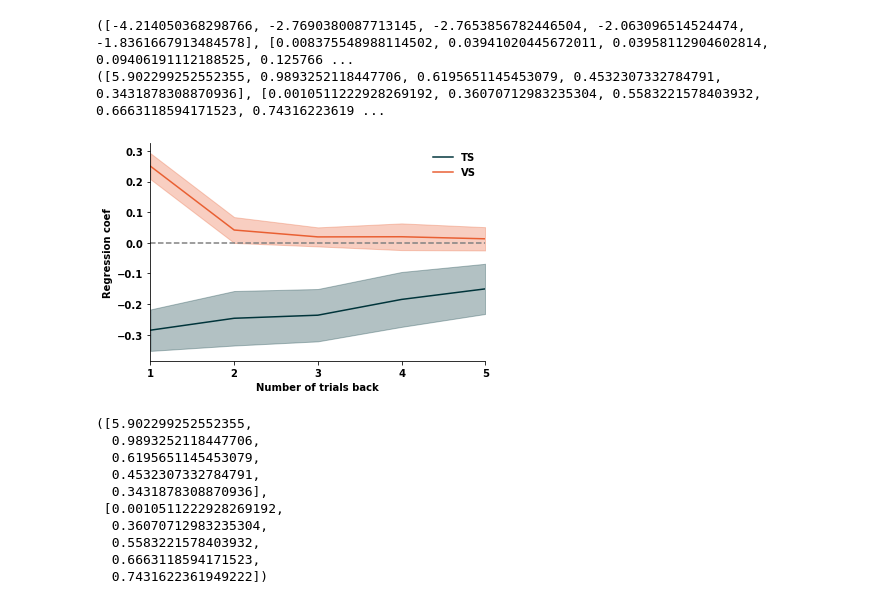
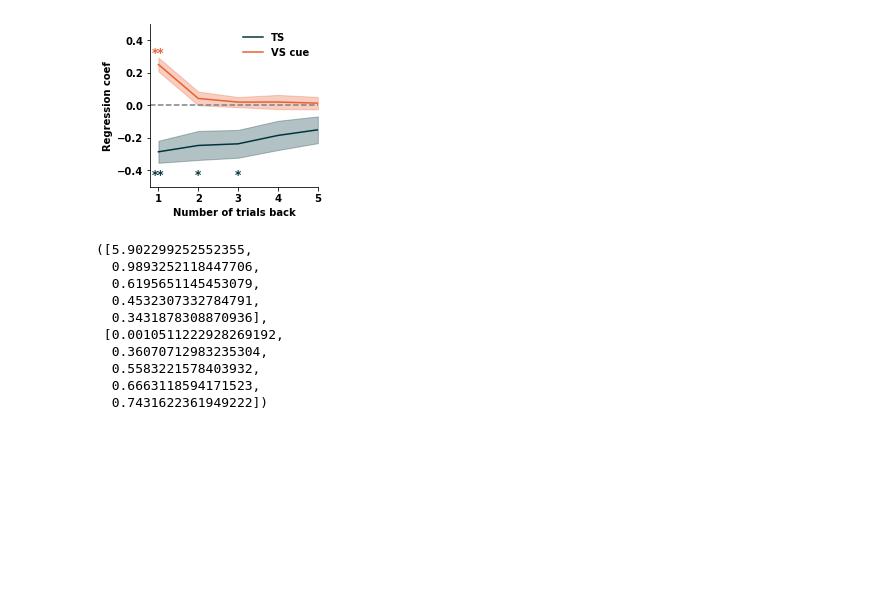
Before and after one commit to fgreenstreet/APE_paper, a Jupyter notebook: bias_analysis/bias_analysis_all_trials_APE_size_from_raw_across_mice.ipynb, the cells around one changed output. Cells and saved outputs as stored; diff of their text form; code cells hidden in the pictures; blank space fills up the shorter version.

Commit message:
stats and finished plotting

```diff
--- a/bias_analysis/bias_analysis_all_trials_APE_size_from_raw_across_mice.ipynb
+++ b/bias_analysis/bias_analysis_all_trials_APE_size_from_raw_across_mice.ipynb
@@ -98,3 +80,14 @@ def plot_multilag_coefs_accross_mice(recording_site, coefs, axs, color='blue'):
+# %%
+def plot_sig_stars_multilag(coefs, color, axs):
+    second_order_coefs, second_order_pvals = test_for_coef_trend_against_zero_mulit_lag(coefs)
+    for lag_num in range(0, len(second_order_coefs)):
+        sig_stars = output_significance_stars_from_pval(second_order_pvals[lag_num])
+        if sig_stars != 'n.s.':
+            if second_order_coefs[lag_num] >= 0:
+                y = 0.3
+            else:
+                y=-0.45
+            axs.text(lag_num + 1, y, sig_stars, ha='center', fontsize=12, color=color)
 # %%
 def test_for_coef_trend_against_zero_mulit_lag(coefs):
     pvals = []
@@ -104,22 +97,40 @@ def test_for_coef_trend_against_zero_mulit_lag(coefs):
         pvals.append(test.pvalue)
         slopes.append(test.statistic)
     return slopes, pvals
+# %%
+def plot_multilag_coefs_accross_mice(recording_site, coefs, axs, color='blue'):
+    # Calculate the mean and SEM across axis=0
+    mean_coefs = np.mean(coefs, axis=0)
+    sem_coefs = stats.sem(coefs, axis=0)
+
+    # Create the x-axis values
+    x = (np.arange(mean_coefs.shape[0]) + 1).astype(int)
+
+    # Plot the mean
+    axs.plot(x, mean_coefs, label=recording_site, color=color)
+
+
+    # Plot the shaded error bars using SEM
+    axs.fill_between(x, mean_coefs - sem_coefs, mean_coefs + sem_coefs, color=color, alpha=0.3, label='')
+    plot_sig_stars_multilag(coefs, color, axs)
+    # Adding labels and legend
+    axs.set_ylabel('Regression coef')
+    axs.set_xlabel('Number of trials back')
+    axs.set_ylim([-0.5, 0.5])
+    plt.legend(frameon=False)
 # %%
-fig, axs = plt.subplots(1,1)
-labels = {'tail': 'TS', 'Nacc': 'VS'}
+fig, axs = plt.subplots(1,1, figsize=[3,3])
+labels = {'tail': 'TS', 'Nacc': 'VS cue'}
 for recording_site in ['tail', 'Nacc']:
     mice = change_over_time_mice[recording_site]
     coefs, pvals = regress_previous_choice_same_stim_against_DA(mice)
     plot_multilag_coefs_accross_mice(labels[recording_site], coefs, axs, color=fig4_plotting_colours[recording_site][0])
     makes_plots_pretty(axs)
-    print(test_for_coef_trend_against_zero_mulit_lag(coefs))
-axs.plot([1, 5], [0, 0], ls='--', color='gray')
-axs.set_xlim([1,5])
+axs.plot([0.8, 5], [0, 0], ls='--', color='gray')
+axs.set_xlim([0.8,5])
 axs.xaxis.set_major_locator(MaxNLocator(integer=True))
 # %% [output]
-([-4.214050368298766, -2.7690380087713145, -2.7653856782446504, -2.063096514524474, -1.8361667913484578], [0.008375548988114502, 0.03941020445672011, 0.03958112904602814, 0.09406191112188525, 0.125766 ...
-([5.902299252552355, 0.9893252118447706, 0.6195651145453079, 0.4532307332784791, 0.3431878308870936], [0.0010511222928269192, 0.36070712983235304, 0.5583221578403932, 0.6663118594171523, 0.74316223619 ...
-[figure, old version]
+[figure, new version]
 # %%
 test_for_coef_trend_against_zero_mulit_lag(coefs)
 # %% [output]
```
Also changed, not shown: parts of 4 cells of this notebook.
